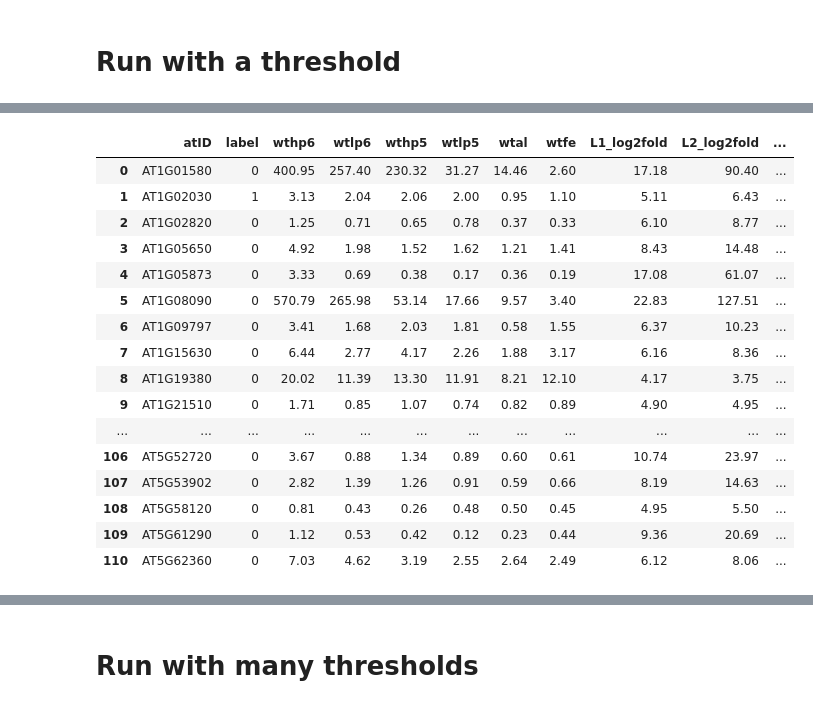
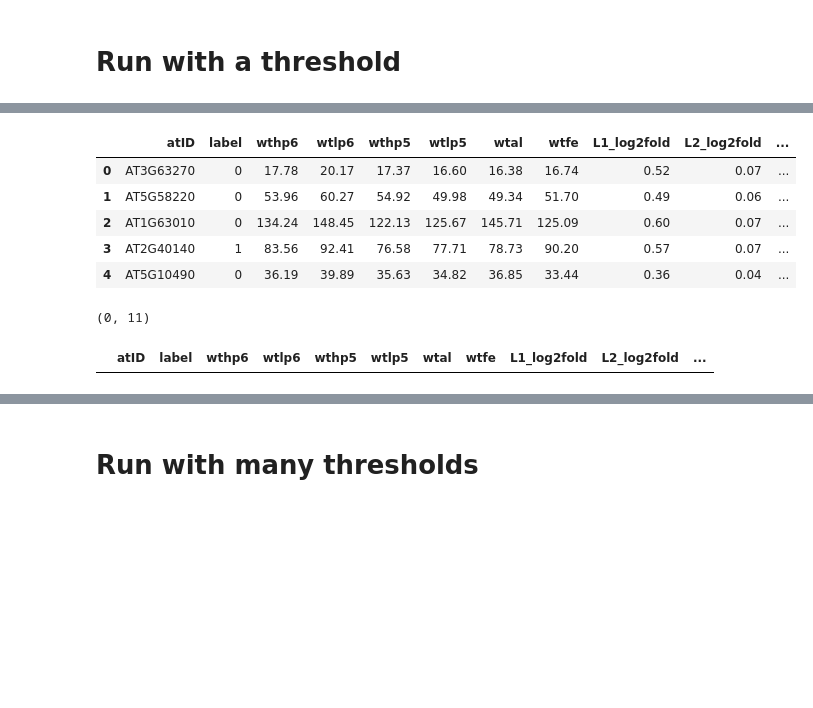
Before and after one commit to chaupmcs/plant_project, a Jupyter notebook: plant_model-UP_DOWN_NOCHANGE-Log2Fold.ipynb, the cells around one changed output, grey strips where cells are left out. Drawn from its saved outputs; the diff is of its cells as text; code cells hidden in the pictures; blank space fills up the shorter version.

```diff
--- a/plant_model-UP_DOWN_NOCHANGE-Log2Fold.ipynb
+++ b/plant_model-UP_DOWN_NOCHANGE-Log2Fold.ipynb
@@ -374,21 +420,20 @@ L2_noLog2 average auc: 0.5
-# %%
-DataFrameDict["11111"]["data"].reset_index(drop=True)
-# %% [output]
-|  | atID | label | wthp6 | wtlp6 | wthp5 | wtlp5 | wtal | wtfe | L1_log2fold | L2_log2fold | ... |
-| 0 | AT1G01580 | 0 | 400.95 | 257.40 | 230.32 | 31.27 | 14.46 | 2.60 | 17.18 | 90.40 | ... |
-| 1 | AT1G02030 | 1 | 3.13 | 2.04 | 2.06 | 2.00 | 0.95 | 1.10 | 5.11 | 6.43 | ... |
-| 2 | AT1G02820 | 0 | 1.25 | 0.71 | 0.65 | 0.78 | 0.37 | 0.33 | 6.10 | 8.77 | ... |
-| 3 | AT1G05650 | 0 | 4.92 | 1.98 | 1.52 | 1.62 | 1.21 | 1.41 | 8.43 | 14.48 | ... |
-| 4 | AT1G05873 | 0 | 3.33 | 0.69 | 0.38 | 0.17 | 0.36 | 0.19 | 17.08 | 61.07 | ... |
-| 5 | AT1G08090 | 0 | 570.79 | 265.98 | 53.14 | 17.66 | 9.57 | 3.40 | 22.83 | 127.51 | ... |
-| 6 | AT1G09797 | 0 | 3.41 | 1.68 | 2.03 | 1.81 | 0.58 | 1.55 | 6.37 | 10.23 | ... |
-| 7 | AT1G15630 | 0 | 6.44 | 2.77 | 4.17 | 2.26 | 1.88 | 3.17 | 6.16 | 8.36 | ... |
-| 8 | AT1G19380 | 0 | 20.02 | 11.39 | 13.30 | 11.91 | 8.21 | 12.10 | 4.17 | 3.75 | ... |
-| 9 | AT1G21510 | 0 | 1.71 | 0.85 | 1.07 | 0.74 | 0.82 | 0.89 | 4.90 | 4.95 | ... |
-| ... | ... | ... | ... | ... | ... | ... | ... | ... | ... | ... | ... |
-| 106 | AT5G52720 | 0 | 3.67 | 0.88 | 1.34 | 0.89 | 0.60 | 0.61 | 10.74 | 23.97 | ... |
-| 107 | AT5G53902 | 0 | 2.82 | 1.39 | 1.26 | 0.91 | 0.59 | 0.66 | 8.19 | 14.63 | ... |
-| 108 | AT5G58120 | 0 | 0.81 | 0.43 | 0.26 | 0.48 | 0.50 | 0.45 | 4.95 | 5.50 | ... |
-| 109 | AT5G61290 | 0 | 1.12 | 0.53 | 0.42 | 0.12 | 0.23 | 0.44 | 9.36 | 20.69 | ... |
-| 110 | AT5G62360 | 0 | 7.03 | 4.62 | 3.19 | 2.55 | 2.64 | 2.49 | 6.12 | 8.06 | ... |
+# %%
+sort_by = "L2_noLog2"
+group = "20000"
+tmp = DataFrameDict[group]["data"].sort_values(sort_by).reset_index(drop=True)
+tmp.head()
+# %% [output]
+|  | atID | label | wthp6 | wtlp6 | wthp5 | wtlp5 | wtal | wtfe | L1_log2fold | L2_log2fold | ... |
+| 0 | AT3G63270 | 0 | 17.78 | 20.17 | 17.37 | 16.60 | 16.38 | 16.74 | 0.52 | 0.07 | ... |
+| 1 | AT5G58220 | 0 | 53.96 | 60.27 | 54.92 | 49.98 | 49.34 | 51.70 | 0.49 | 0.06 | ... |
+| 2 | AT1G63010 | 0 | 134.24 | 148.45 | 122.13 | 125.67 | 145.71 | 125.09 | 0.60 | 0.07 | ... |
+| 3 | AT2G40140 | 1 | 83.56 | 92.41 | 76.58 | 77.71 | 78.73 | 90.20 | 0.57 | 0.07 | ... |
+| 4 | AT5G10490 | 0 | 36.19 | 39.89 | 35.63 | 34.82 | 36.85 | 33.44 | 0.36 | 0.04 | ... |
+# %%
+tmp_up_down = tmp[tmp.atID.isin(up_down_target_list)]
+print(tmp_up_down.shape)
+tmp_up_down
+# %% [output]
+(0, 11)
+|  | atID | label | wthp6 | wtlp6 | wthp5 | wtlp5 | wtal | wtfe | L1_log2fold | L2_log2fold | ... |
 # %%
```
Also changed, not shown: parts of 10 cells of this notebook, 1 other file.
